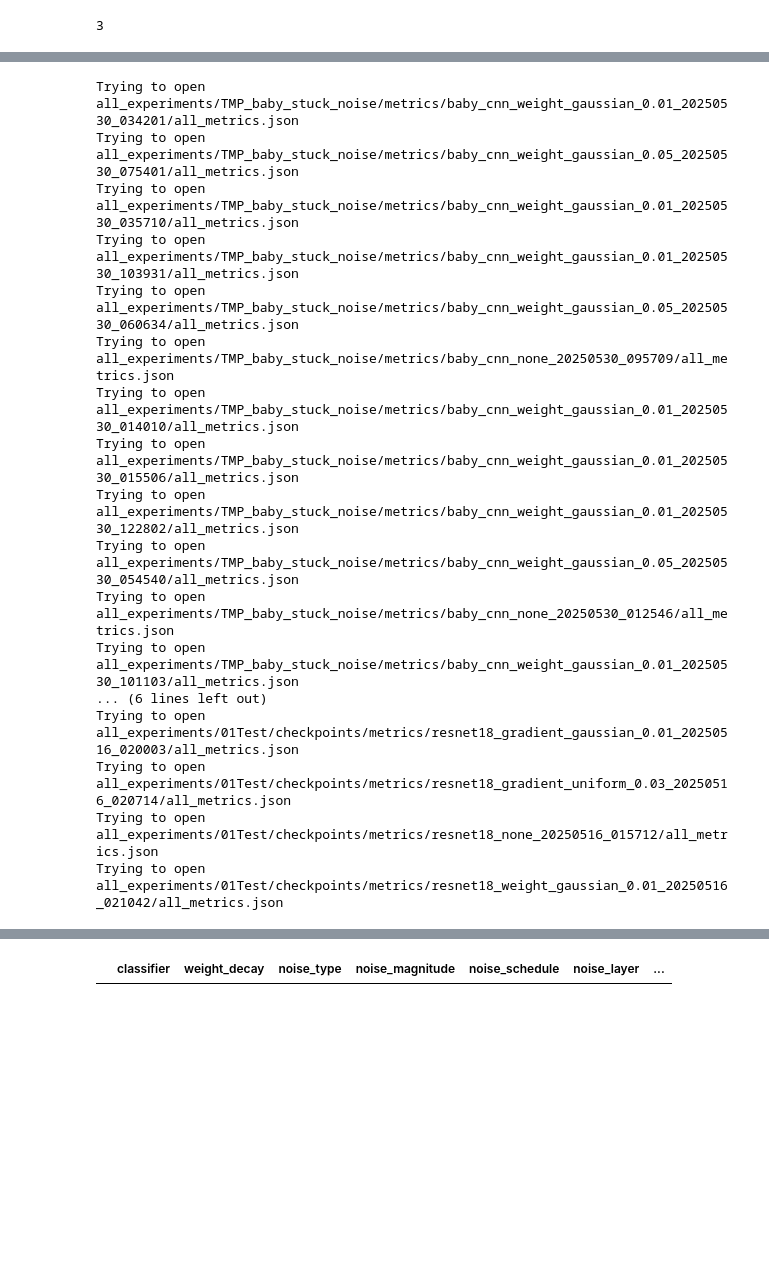
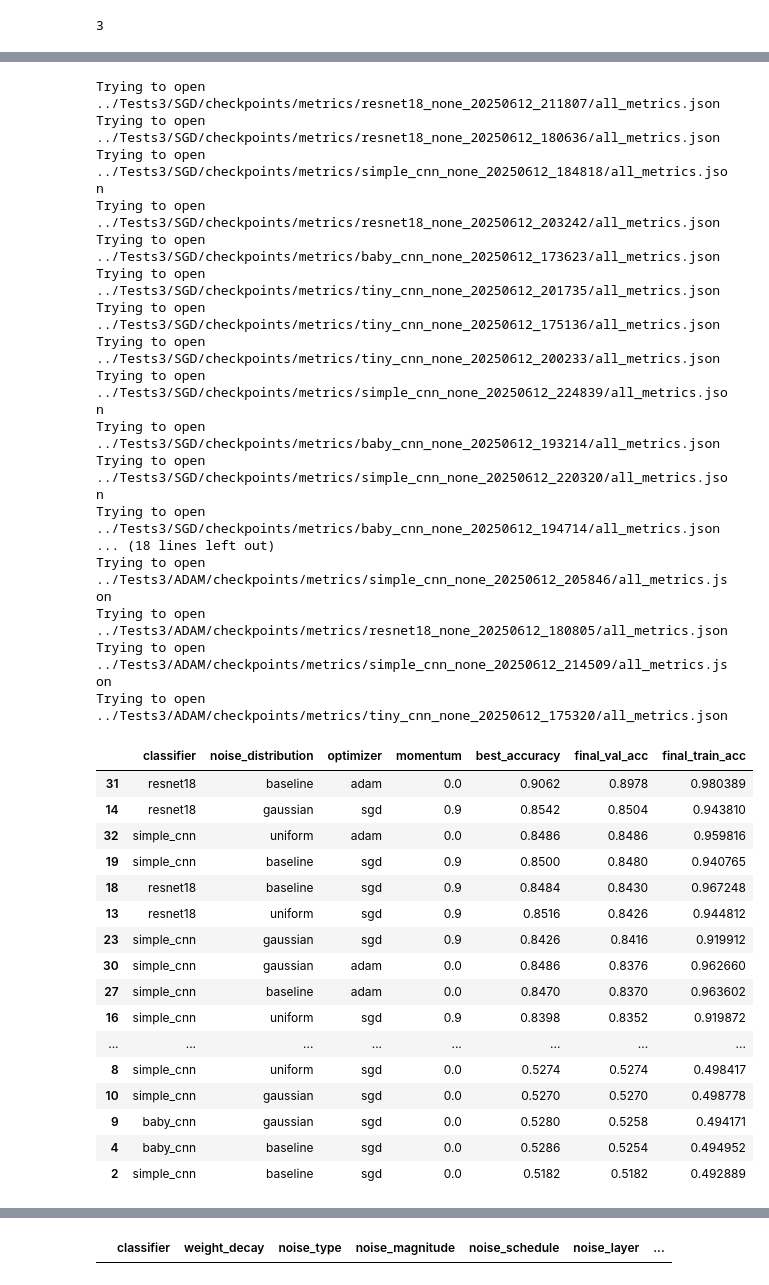
Before and after one commit to AdrienFeillard/OptML_project, a Jupyter notebook: notebooks/dataframes_experiments.ipynb, the cells around one changed output, grey strips where cells are left out. Drawn from its saved outputs; the diff is of its cells as text; code cells hidden in the pictures; blank space fills up the shorter version.

```diff
--- a/notebooks/dataframes_experiments.ipynb
+++ b/notebooks/dataframes_experiments.ipynb
@@ -5,9 +5,12 @@ import matplotlib.pyplot as plt
 import json
 import os
 # %%
-results_dir = "all_experiments"
+#results_dir = "all_experiments"
+results_dir = "../"
 #sub_files = ["momentumTest", "chatAdamTests/checkpoints", "ScheduleTest_constant", "scheduleTest_all4", "1Test", "05Test", "01Test", "simpleCnnTests", "rdmExp_tests", "adrien", "adri_weights_no_reset", "TestTinyCNN", "TestTinyCnnAdam", 'TestTinyCnnAdam_all_input', "TestTinyCnnSgd_Input_all", "TestTinyCNN_every_layer_adam", "TestTinyCNN_every_layer_sgd"]
-sub_files = ["TMP_baby_stuck_noise", '1Test', '01Test']
+#sub_files = ["TMP_baby_stuck_noise", '1Test', '01Test']
+#sub_files = ['Tests1/SGD', 'Tests1/M_SGD', 'Tests1/ADAM']
+sub_files = ['Tests3/SGD', 'Tests3/M_SGD', 'Tests3/ADAM']
 print(len(sub_files))
 json_dir = [os.path.join(results_dir, sub_file, "metrics") for sub_file in sub_files]
 json_dir += [os.path.join(results_dir, sub_file, "checkpoints/metrics") for sub_file in sub_files]
@@ -63,30 +66,62 @@ for json_file in json_files:
 
         flat_conf = flatten_config(data["config"])
 
-        flat_results = {"train_acc": data["train_acc_history"], "val_acc": data["val_acc_history"], "noise_metrics": data["noise_metrics"]}
+        flat_results = flatten_config(data['final_metrics'])
         merged = flat_conf | flat_results
 
         all_data.append(merged)
 # %% [output]
-Trying to open all_experiments/TMP_baby_stuck_noise/metrics/baby_cnn_weight_gaussian_0.01_20250530_034201/all_metrics.json
-Trying to open all_experiments/TMP_baby_stuck_noise/metrics/baby_cnn_weight_gaussian_0.05_20250530_075401/all_metrics.json
-Trying to open all_experiments/TMP_baby_stuck_noise/metrics/baby_cnn_weight_gaussian_0.01_20250530_035710/all_metrics.json
-Trying to open all_experiments/TMP_baby_stuck_noise/metrics/baby_cnn_weight_gaussian_0.01_20250530_103931/all_metrics.json
-Trying to open all_experiments/TMP_baby_stuck_noise/metrics/baby_cnn_weight_gaussian_0.05_20250530_060634/all_metrics.json
-Trying to open all_experiments/TMP_baby_stuck_noise/metrics/baby_cnn_none_20250530_095709/all_metrics.json
-Trying to open all_experiments/TMP_baby_stuck_noise/metrics/baby_cnn_weight_gaussian_0.01_20250530_014010/all_metrics.json
-Trying to open all_experiments/TMP_baby_stuck_noise/metrics/baby_cnn_weight_gaussian_0.01_20250530_015506/all_metrics.json
-Trying to open all_experiments/TMP_baby_stuck_noise/metrics/baby_cnn_weight_gaussian_0.01_20250530_122802/all_metrics.json
-Trying to open all_experiments/TMP_baby_stuck_noise/metrics/baby_cnn_weight_gaussian_0.05_20250530_054540/all_metrics.json
-Trying to open all_experiments/TMP_baby_stuck_noise/metrics/baby_cnn_none_20250530_012546/all_metrics.json
-Trying to open all_experiments/TMP_baby_stuck_noise/metrics/baby_cnn_weight_gaussian_0.01_20250530_101103/all_metrics.json
-... (6 lines left out)
-Trying to open all_experiments/01Test/checkpoints/metrics/resnet18_gradient_gaussian_0.01_20250516_020003/all_metrics.json
-Trying to open all_experiments/01Test/checkpoints/metrics/resnet18_gradient_uniform_0.03_20250516_020714/all_metrics.json
-Trying to open all_experiments/01Test/checkpoints/metrics/resnet18_none_20250516_015712/all_metrics.json
-Trying to open all_experiments/01Test/checkpoints/metrics/resnet18_weight_gaussian_0.01_20250516_021042/all_metrics.json
+Trying to open ../Tests3/SGD/checkpoints/metrics/resnet18_none_20250612_211807/all_metrics.json
+Trying to open ../Tests3/SGD/checkpoints/metrics/resnet18_none_20250612_180636/all_metrics.json
+Trying to open ../Tests3/SGD/checkpoints/metrics/simple_cnn_none_20250612_184818/all_metrics.json
+Trying to open ../Tests3/SGD/checkpoints/metrics/resnet18_none_20250612_203242/all_metrics.json
+Trying to open ../Tests3/SGD/checkpoints/metrics/baby_cnn_none_20250612_173623/all_metrics.json
+Trying to open ../Tests3/SGD/checkpoints/metrics/tiny_cnn_none_20250612_201735/all_metrics.json
+Trying to open ../Tests3/SGD/checkpoints/metrics/tiny_cnn_none_20250612_175136/all_metrics.json
+Trying to open ../Tests3/SGD/checkpoints/metrics/tiny_cnn_none_20250612_200233/all_metrics.json
+Trying to open ../Tests3/SGD/checkpoints/metrics/simple_cnn_none_20250612_224839/all_metrics.json
+Trying to open ../Tests3/SGD/checkpoints/metrics/baby_cnn_none_20250612_193214/all_metrics.json
+Trying to open ../Tests3/SGD/checkpoints/metrics/simple_cnn_none_20250612_220320/all_metrics.json
+Trying to open ../Tests3/SGD/checkpoints/metrics/baby_cnn_none_20250612_194714/all_metrics.json
+... (18 lines left out)
+Trying to open ../Tests3/ADAM/checkpoints/metrics/simple_cnn_none_20250612_205846/all_metrics.json
+Trying to open ../Tests3/ADAM/checkpoints/metrics/resnet18_none_20250612_180805/all_metrics.json
+Trying to open ../Tests3/ADAM/checkpoints/metrics/simple_cnn_none_20250612_214509/all_metrics.json
+Trying to open ../Tests3/ADAM/checkpoints/metrics/tiny_cnn_none_20250612_175320/all_metrics.json
 # %%
 df = pd.DataFrame(all_data)
-df
-pass
+df.sort_values(by='final_val_acc', ascending=False, inplace=True)
+sub_df = df.copy()
+sub_df.drop(columns=['data_dir', 'checkpoint_name', 'download_weights', 'model'], inplace=True)
+sub_df.drop(columns=['batch_size', 'max_epochs', 'num_workers', 'gpu_id'], inplace=True)
+sub_df.drop(columns=['learning_rate', 'test_phase','noise_type'], inplace=True)
+sub_df.drop(columns=['noise_layer', 'weight_decay'], inplace=True)
+
+sub_df['noise_distribution'] = sub_df.apply(lambda row: 'baseline' if row['noise_schedule'] =='constant' else row['noise_distribution'],axis=1)
+
+sub_df.drop(columns=['noise_schedule', 'noise_magnitude'], inplace=True)
+
+df_selection = sub_df[['classifier', 'noise_distribution', 'optimizer', 'momentum', 'best_accuracy', 'final_val_acc', 'final_train_acc']].copy()
+
+df_selection.sort_values(by='final_val_acc', ascending=False, inplace=True)
+#df_selection = df_selection[df_selection['classifier'] == 'resnet18']
+df_selection
+# %% [output]
+|  | classifier | noise_distribution | optimizer | momentum | best_accuracy | final_val_acc | final_train_acc |
+| 31 | resnet18 | baseline | adam | 0.0 | 0.9062 | 0.8978 | 0.980389 |
+| 14 | resnet18 | gaussian | sgd | 0.9 | 0.8542 | 0.8504 | 0.943810 |
+| 32 | simple_cnn | uniform | adam | 0.0 | 0.8486 | 0.8486 | 0.959816 |
+| 19 | simple_cnn | baseline | sgd | 0.9 | 0.8500 | 0.8480 | 0.940765 |
+| 18 | resnet18 | baseline | sgd | 0.9 | 0.8484 | 0.8430 | 0.967248 |
+| 13 | resnet18 | uniform | sgd | 0.9 | 0.8516 | 0.8426 | 0.944812 |
+| 23 | simple_cnn | gaussian | sgd | 0.9 | 0.8426 | 0.8416 | 0.919912 |
+| 30 | simple_cnn | gaussian | adam | 0.0 | 0.8486 | 0.8376 | 0.962660 |
+| 27 | simple_cnn | baseline | adam | 0.0 | 0.8470 | 0.8370 | 0.963602 |
+| 16 | simple_cnn | uniform | sgd | 0.9 | 0.8398 | 0.8352 | 0.919872 |
+| ... | ... | ... | ... | ... | ... | ... | ... |
+| 8 | simple_cnn | uniform | sgd | 0.0 | 0.5274 | 0.5274 | 0.498417 |
+| 10 | simple_cnn | gaussian | sgd | 0.0 | 0.5270 | 0.5270 | 0.498778 |
+| 9 | baby_cnn | gaussian | sgd | 0.0 | 0.5280 | 0.5258 | 0.494171 |
+| 4 | baby_cnn | baseline | sgd | 0.0 | 0.5286 | 0.5254 | 0.494952 |
+| 2 | simple_cnn | baseline | sgd | 0.0 | 0.5182 | 0.5182 | 0.492889 |
 # %%
```
Also changed, not shown: parts of 6 cells of this notebook, 4 other files.
